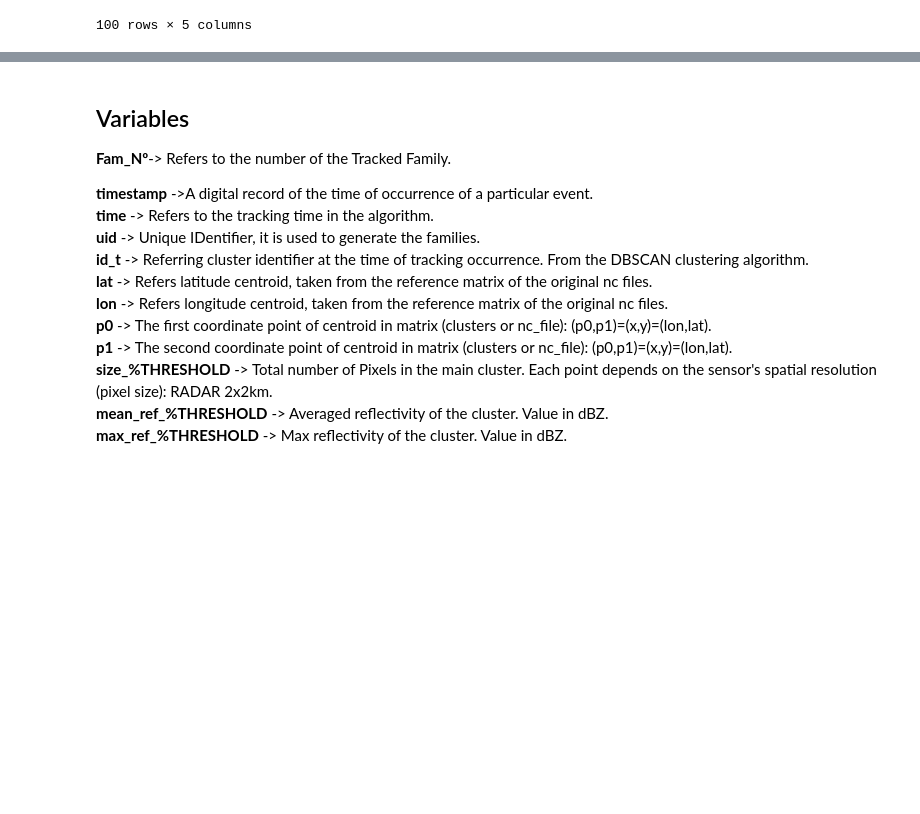
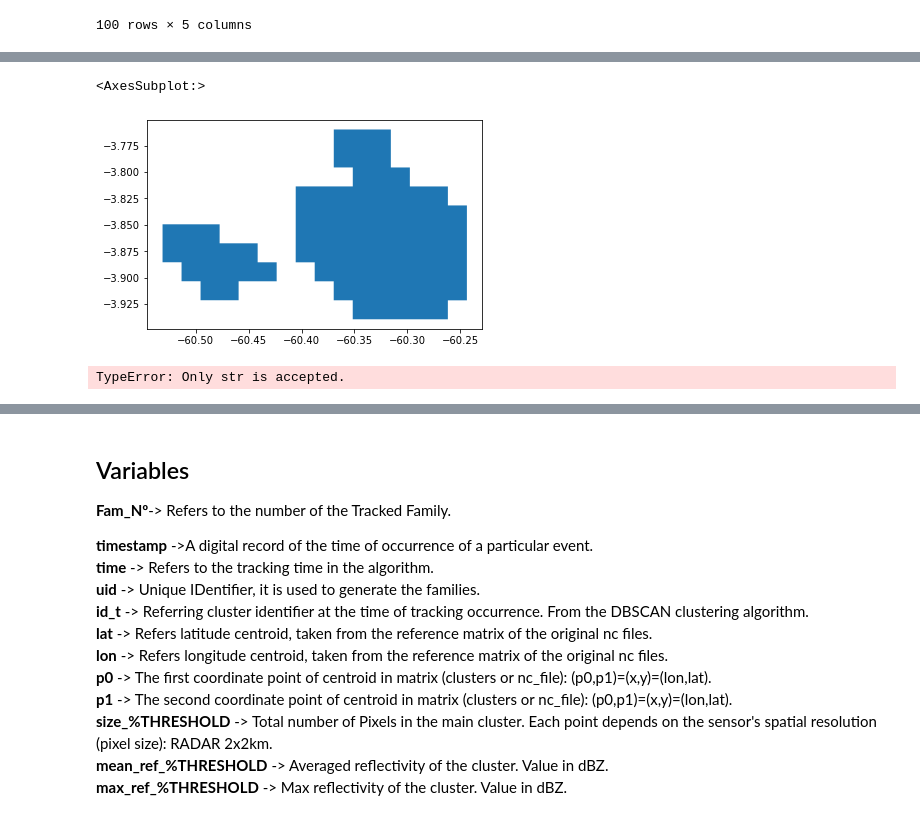
Before and after one commit to helvecioneto/stanalyzer, a Jupyter notebook: docs/Example_01.ipynb, the cells around one changed output, grey strips where cells are left out. Drawn from its saved outputs; the diff is of its cells as text; code cells hidden in the pictures; blank space fills up the shorter version.

```diff
--- a/docs/Example_01.ipynb
+++ b/docs/Example_01.ipynb
@@ -116,0 +195,16 @@ df_filter1.query('uid == 118')
+# %%
+fam_test = df_filter1.query('uid == 118')
+fam_test['geom_35'].fillna(value='GEOMETRYCOLLECTION EMPTY', inplace=True)
+
+
+geo_frame = gpd.GeoDataFrame()
+geo_frame['geometry'] = fam_test['geom_35'].apply(wkt.loads)
+# %%
+geo_frame.tail(2).plot()
+# %% [output]
+<AxesSubplot:>
+[figure, added]
+# %%
+fam_test['geom_35'].apply(wkt.loads)
+# %% [output]
+TypeError: Only str is accepted.
```
Also changed, not shown: parts of 14 cells of this notebook, 2 other files.
